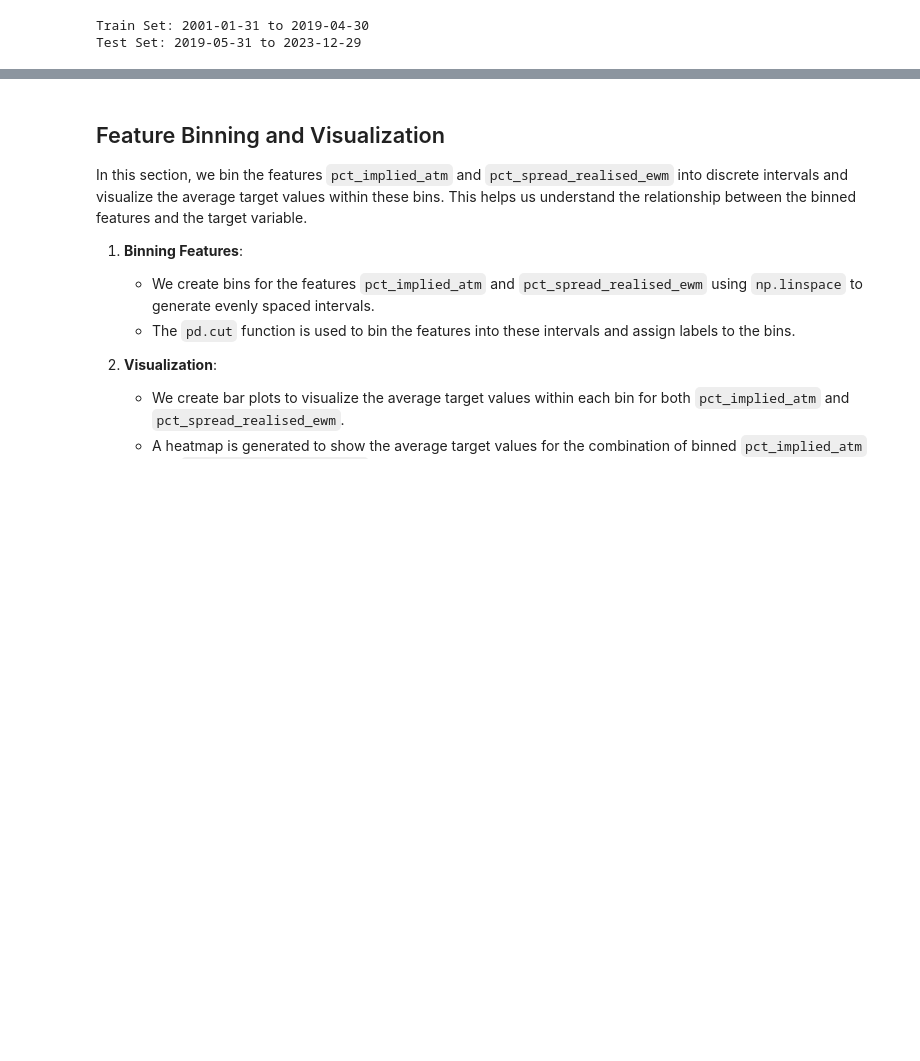
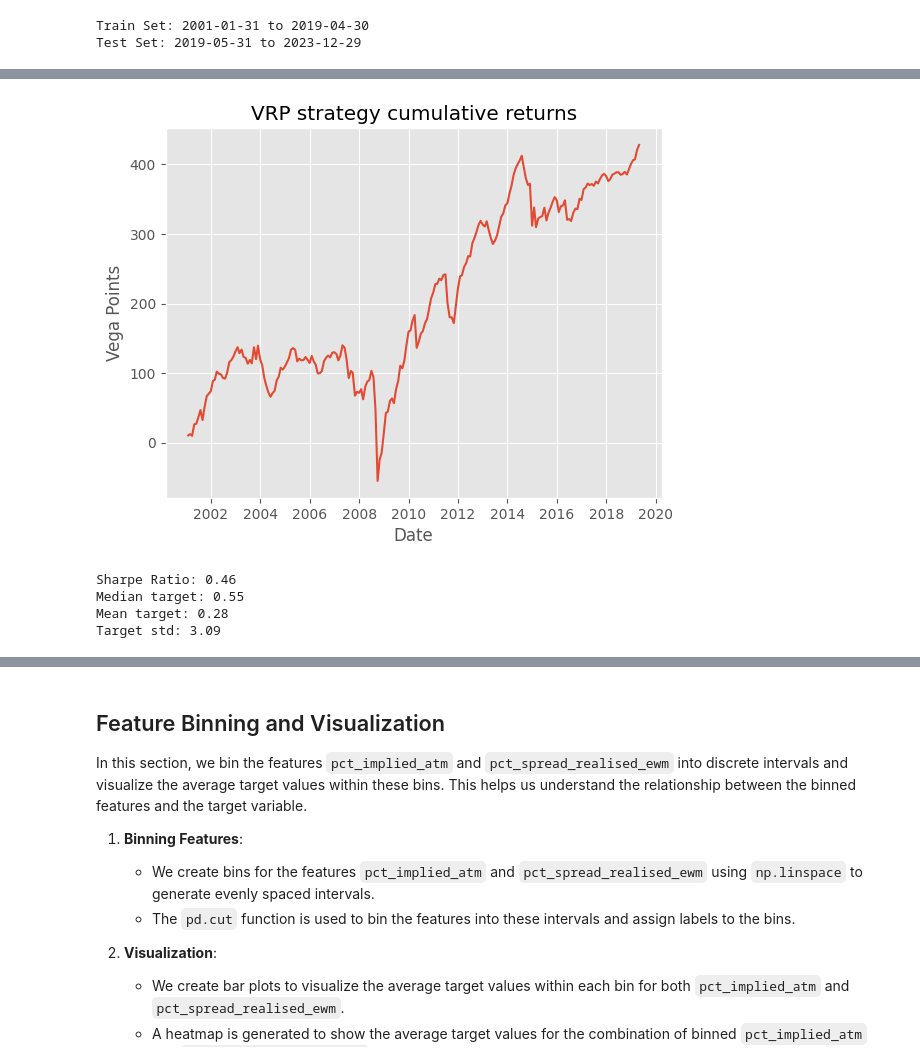
Before and after one commit to akaufman22/FinanceNoteboks, a Jupyter notebook: FXVolatilityRiskPremium/FXVRP.ipynb, the cells around one changed output, grey strips where cells are left out. Drawn from its saved outputs; the diff is of its cells as text; code cells hidden in the pictures; blank space fills up the shorter version.

```diff
--- a/FXVolatilityRiskPremium/FXVRP.ipynb
+++ b/FXVolatilityRiskPremium/FXVRP.ipynb
@@ -249,0 +261,17 @@ Test Set: 2019-05-31 to 2023-12-29
+# %%
+plt.plot(y_train.index, y_train.sum(axis=1).cumsum())
+plt.title("VRP strategy cumulative returns")
+plt.xlabel("Date")
+plt.ylabel("Vega Points")
+plt.show()
+sharpe_ratio= np.sqrt(12) * y_train.sum(axis=1).mean() / y_train.sum(axis=1).std()
+print("Sharpe Ratio: %.2f" % sharpe_ratio)
+print("Median target: %.2f" % y_train_flat.median())
+print("Mean target: %.2f" % y_train_flat.mean())
+print("Target std: %.2f" % y_train_flat.std())
+# %% [output]
+[figure, added]
+Sharpe Ratio: 0.46
+Median target: 0.55
+Mean target: 0.28
+Target std: 3.09
```
Also changed, not shown: parts of 8 cells of this notebook.
